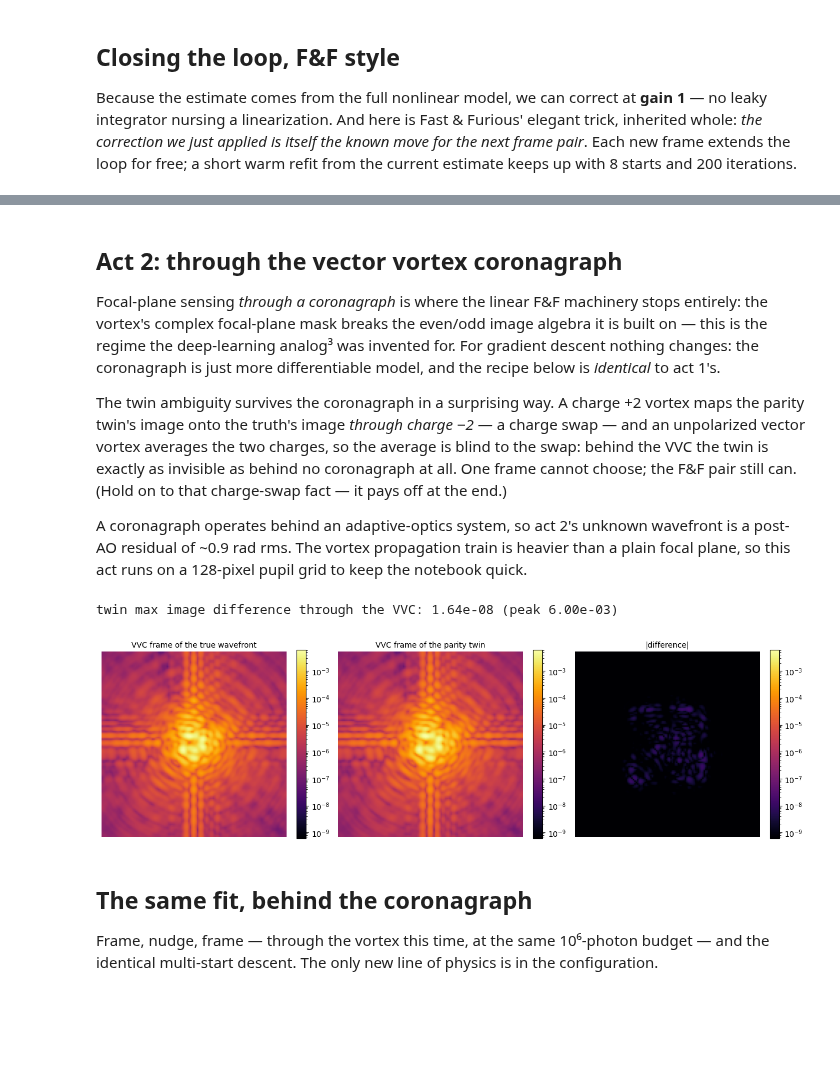
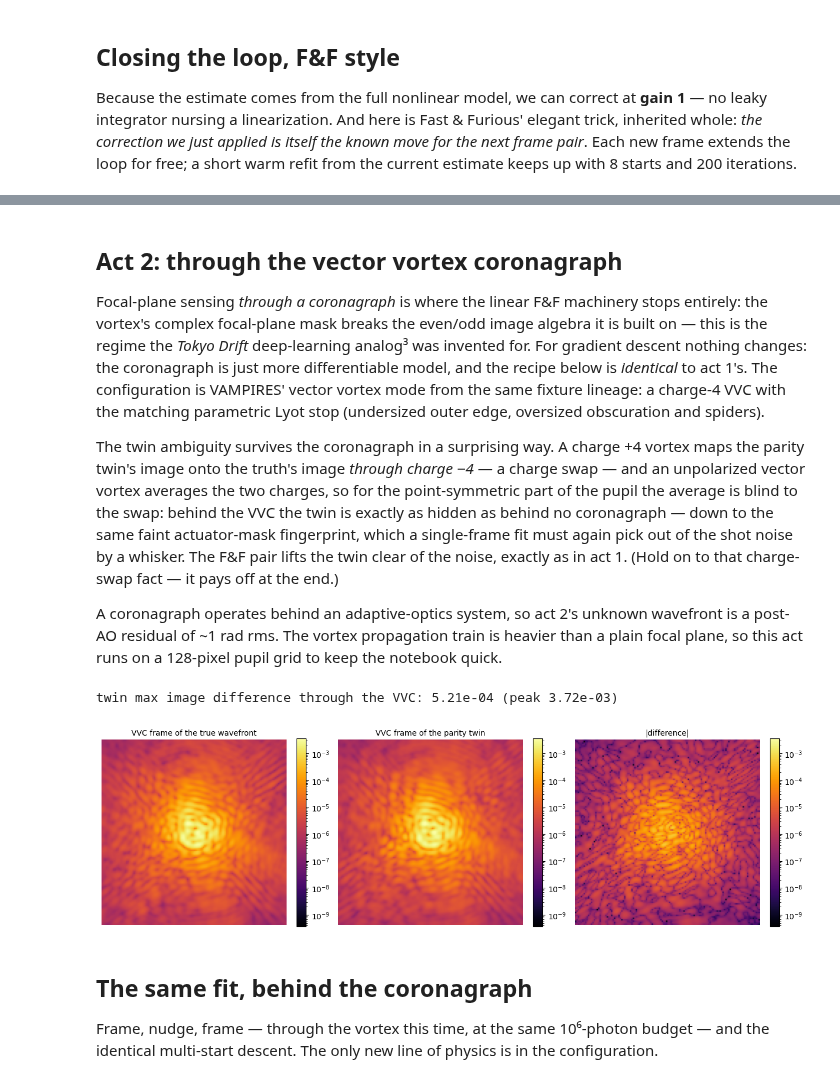
Before and after one commit to icunnyngham/telescope-sim, a Jupyter notebook: docs/tutorials/09_differentiable_fast_furious.ipynb, the cells around one changed output, grey strips where cells are left out. Drawn from its saved outputs; the diff is of its cells as text; code cells hidden in the pictures; blank space fills up the shorter version.

```diff
--- a/docs/tutorials/09_differentiable_fast_furious.ipynb
+++ b/docs/tutorials/09_differentiable_fast_furious.ipynb
@@ -301,48 +322,48 @@ strehls: {'band_750': 1.0}
 # %% [markdown]
 ## Act 2: through the vector vortex coronagraph
 
-Focal-plane sensing *through a coronagraph* is where the linear F&F machinery stops entirely: the vortex's complex focal-plane mask breaks the even/odd image algebra it is built on — this is the regime the deep-learning analog³ was invented for. For gradient descent nothing changes: the coronagraph is just more differentiable model, and the recipe below is *identical* to act 1's.
+Focal-plane sensing *through a coronagraph* is where the linear F&F machinery stops entirely: the vortex's complex focal-plane mask breaks the even/odd image algebra it is built on — this is the regime the *Tokyo Drift* deep-learning analog³ was invented for. For gradient descent nothing changes: the coronagraph is just more differentiable model, and the recipe below is *identical* to act 1's. The configuration is VAMPIRES' vector vortex mode from the same fixture lineage: a charge-4 VVC with the matching parametric Lyot stop (undersized outer edge, oversized obscuration and spiders).
 
-The twin ambiguity survives the coronagraph in a surprising way. A charge +2 vortex maps the parity twin's image onto the truth's image *through charge −2* — a charge swap — and an unpolarized vector vortex averages the two charges, so the average is blind to the swap: behind the VVC the twin is exactly as invisible as behind no coronagraph at all. One frame cannot choose; the F&F pair still can. (Hold on to that charge-swap fact — it pays off at the end.)
+The twin ambiguity survives the coronagraph in a surprising way. A charge +4 vortex maps the parity twin's image onto the truth's image *through charge −4* — a charge swap — and an unpolarized vector vortex averages the two charges, so for the point-symmetric part of the pupil the average is blind to the swap: behind the VVC the twin is exactly as hidden as behind no coronagraph — down to the same faint actuator-mask fingerprint, which a single-frame fit must again pick out of the shot noise by a whisker. The F&F pair lifts the twin clear of the noise, exactly as in act 1. (Hold on to that charge-swap fact — it pays off at the end.)
 
-A coronagraph operates behind an adaptive-optics system, so act 2's unknown wavefront is a post-AO residual of ~0.9 rad rms. The vortex propagation train is heavier than a plain focal plane, so this act runs on a 128-pixel pupil grid to keep the notebook quick.
+A coronagraph operates behind an adaptive-optics system, so act 2's unknown wavefront is a post-AO residual of ~1 rad rms. The vortex propagation train is heavier than a plain focal plane, so this act runs on a 128-pixel pupil grid to keep the notebook quick.
 # %%
-import copy
-
 config_vvc = copy.deepcopy(config)
 config_vvc["pupil"]["resolution"] = 128
 config_vvc["coronagraph"] = {
-    "type": "vector_vortex", "charge": 2,
-    "lyot": {"type": "external_pupil", "module": "hcipy",
-             "function": "make_circular_aperture", "mode": "callable",
-             "kwargs": {"diameter": 7.2}, "supersample": 16},
+    "type": "vector_vortex", "charge": 4,
+    "lyot": {"type": "external_pupil",
+             "module": config["aperture"]["module"],
+             "function": "generate_pupil", "mode": "field",
+             "kwargs": {"outer": 0.9, "inner": 0.43,
+                        "scale": 1.4, "spider_scale": 1.6}},
 }
 sim_vvc = build(SimConfig.model_validate(config_vvc))
 
-coeffs_vvc_true = rng.normal(0.0, 0.03, 35)  # ~0.9 rad rms post-AO residual
+coeffs_vvc_true = rng.normal(0.0, 0.03, 35)  # ~1 rad rms post-AO residual
 
 truth_vvc = FFModel(sim_vvc, coeffs_vvc_true)
 twin_vvc = FFModel(sim_vvc, twin_sign * coeffs_vvc_true)
 img_t, img_w = np.asarray(truth_vvc.model()), np.asarray(twin_vvc.model())
 print(f"twin max image difference through the VVC: "
       f"{np.abs(img_t - img_w).max():.2e} (peak {img_t.max():.2e})")
 
 fig, axes = plt.subplots(1, 3, figsize=(13, 4.2))
 peak = img_t.max()
 for ax, img, title in [
     (axes[0], img_t, "VVC frame of the true wavefront"),
     (axes[1], img_w, "VVC frame of the parity twin"),
     (axes[2], np.abs(img_t - img_w) + peak * 1e-16, "|difference|"),
 ]:
     im = ax.imshow(img, cmap="inferno", norm=LogNorm(vmin=peak * 1e-7, vmax=peak))
     ax.set_title(title, fontsize=10)
     ax.set_axis_off()
     fig.colorbar(im, ax=ax, fraction=0.046)
 fig.tight_layout()
 plt.show()
 # %% [output]
-twin max image difference through the VVC: 1.64e-08 (peak 6.00e-03)
+twin max image difference through the VVC: 5.21e-04 (peak 3.72e-03)
-[figure, old version]
+[figure, new version]
 # %% [markdown]
 ## The same fit, behind the coronagraph
 
```
Also changed, not shown: parts of 16 cells of this notebook, 2 other files.
